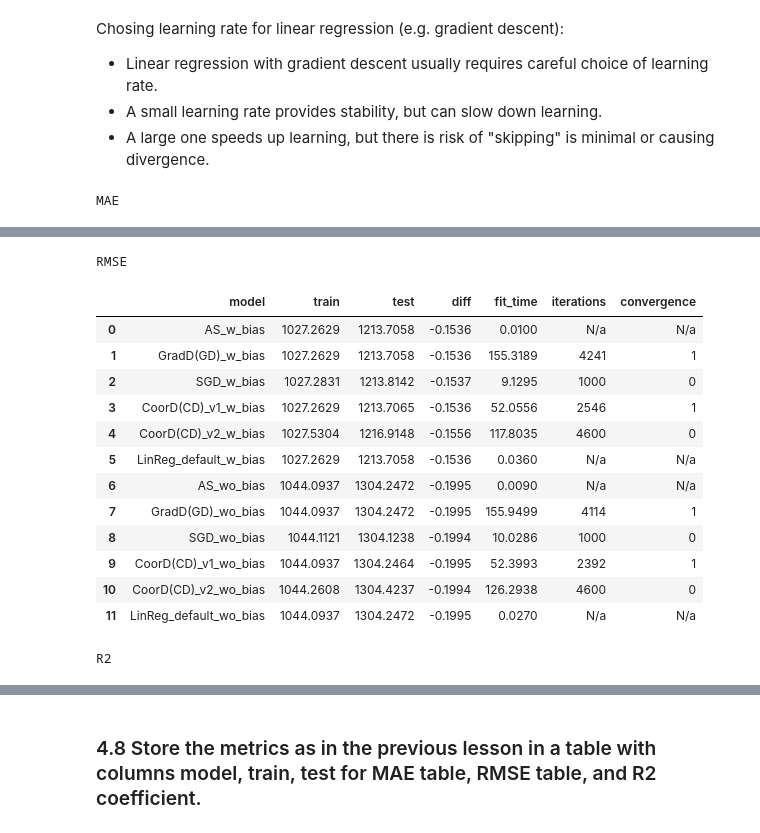
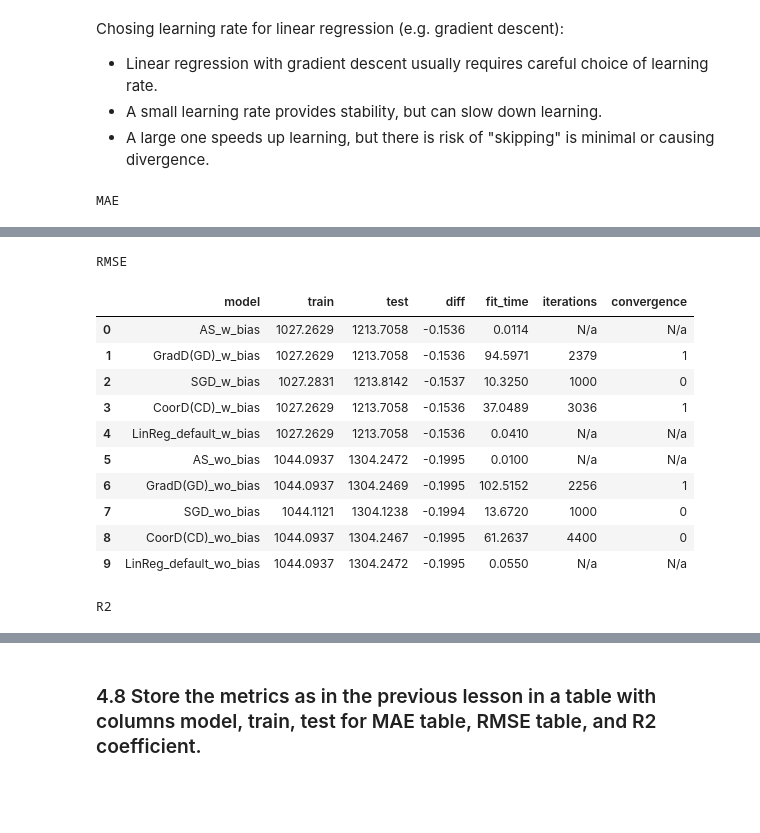
Before and after one commit to TimurOsmanov/s21, a Jupyter notebook: ML/ML2_LinReg_L1_L2/src/rental_listing_inquiries_ML2.ipynb, the cells around one changed output, grey strips where cells are left out. Drawn from its saved outputs; the diff is of its cells as text; code cells hidden in the pictures; blank space fills up the shorter version.

```diff
--- a/ML/ML2_LinReg_L1_L2/src/rental_listing_inquiries_ML2.ipynb
+++ b/ML/ML2_LinReg_L1_L2/src/rental_listing_inquiries_ML2.ipynb
@@ -296,7 +297,9 @@ class AS:
 # %%
 @dataclass
 class GD:
-    """Gradient descent (Linear regression)"""
+    """Gradient descent (Linear regression)
+    Stopping criteria in fit method - mse
+    """
 
     fit_intercept: bool = True
     learning_rate: float = 0.01
@@ -308,6 +311,7 @@ class GD:
         return X @ self.weights
 
     def descent(self, X, y):
+        # can't use self.n_samples for SGD
         n_samples = X.shape[0]
         err = self.predict(X) - y
         dw = 2 / n_samples * X.T @ err
@@ -324,27 +328,24 @@ class GD:
         X = X.copy(deep=True)
         # add ones if include intercept else 0 to exclude it
         X["bias"] = 1 if self.fit_intercept else 0
-        n_samples, n_features = X.shape
-        self.weights = np.zeros(n_features)
+        self.n_samples, self.n_features = X.shape
+        self.weights = np.zeros(self.n_features)
         weights_hist, mse_hist = [self.weights.copy()], [self.mse(X, y)]
         self.iterations, self.convergence = 0, 0
 
         while True:
             self.iterations += 1
             dw = self.descent(X, y)
-            # refresh weights
             self.refresh_weights(descent=dw)
             # w/o copy weights ptr/link will be added
             weights_hist.append(self.weights.copy())
             mse_hist.append(self.mse(X, y))
-            # using (np.abs(weights_hist[-1] - weights_hist[-2]) < self.tolerance).all()
-            # is less stable, could use mse_hist same as weight_hist
-            if np.linalg.norm(weights_hist[-1] - weights_hist[-2]) < self.tolerance:
+
+            if np.max(np.abs(mse_hist[-1] - mse_hist[-2])) < self.tolerance:
                 self.convergence = 1
                 break
 
-        self.weights_hist = weights_hist
-        self.mse_hist = mse_hist
+        self.weights_hist, self.mse_hist = weights_hist, mse_hist
         *self.coef_, self.intercept_ = self.weights
 
     def soft_threshold(self, x, threshold):
@@ -606,7 +600,7 @@ def fit_and_eval_models(models, X_train, y_train, X_test, y_test) -> dict:
 
     return lr_results
 # %%
-def output_results(results: dict) -> None:
+def output_results(results: dict, empty_rows: tuple) -> None:
     for name in results:
         out = results[name].applymap(
             lambda x: "{:.4f}".format(x) if isinstance(x, (float)) else x
@@ -619,10 +613,19 @@ def output_results(results: dict) -> None:
                     ("text-align", "center"),
                     ("font-size", "110%"),
                     ("color", "white"),
-                    ("padding", "10px"),
+                    # ("padding", "10px"),
+                    ("padding", "8px"),
                 ],
             )
         ]
+        for row_num in empty_rows:
+            styles.append(
+                {
+                    "selector": f"tbody tr:nth-child({row_num + 1})",
+                    "props": [("border-bottom", "18px solid transparent")],
+                }
+            )
+
         out = out.style.set_caption(name).set_table_styles(styles)
         display(out)
 # %% [markdown]
@@ -636,21 +639,20 @@ batch_size, epoch = 10_000, 200
 learning_rate, tolerance = 0.1, 1e-06
 
 GD_options = {"learning_rate": learning_rate, "tolerance": tolerance}
-CD_options = {**GD_options, "epoch": epoch}
-SGD_options = {**CD_options, "batch_size": batch_size}
+SGD_options = {**GD_options, "batch_size": batch_size, "epoch": epoch}
+CD_options = {"tolerance": tolerance, "epoch": epoch}
 
 models = (
     (AS(True), "AS_w_bias"),
     (GD(**GD_options, fit_intercept=True), "GradD(GD)_w_bias"),
     (SGD(**SGD_options, fit_intercept=True), "SGD_w_bias"),
-    (CoorD_v1(**CD_options, fit_intercept=True), "CoorD(CD)_v1_w_bias"),
-    (CoorD_v2(**CD_options, fit_intercept=True), "CoorD(CD)_v2_w_bias"),
+    (CoorD(**CD_options, fit_intercept=True), "CoorD(CD)_w_bias"),
     (LinearRegression(fit_intercept=True), "LinReg_default_w_bias"),
+
     (AS(False), "AS_wo_bias"),
     (GD(**GD_options, fit_intercept=False), "GradD(GD)_wo_bias"),
     (SGD(**SGD_options, fit_intercept=False), "SGD_wo_bias"),
-    (CoorD_v1(**CD_options, fit_intercept=False), "CoorD(CD)_v1_wo_bias"),
-    (CoorD_v2(**CD_options, fit_intercept=False), "CoorD(CD)_v2_wo_bias"),
+    (CoorD(**CD_options, fit_intercept=False), "CoorD(CD)_wo_bias"),
     (LinearRegression(fit_intercept=False), "LinReg_default_wo_bias"),
 )
 
@@ -662,7 +664,7 @@ lr_results = fit_and_eval_models(
     y_test=y_test,
 )
 
-output_results(lr_results)
+output_results(lr_results, [4])
 # %% [output]
 MAE
 |  | model | train | test | diff | fit_time | iterations | convergence |
@@ -681,16 +681,14 @@ MAE
 RMSE
 |  | model | train | test | diff | fit_time | iterations | convergence |
-| 0 | AS_w_bias | 1027.2629 | 1213.7058 | -0.1536 | 0.0100 | N/a | N/a |
-| 1 | GradD(GD)_w_bias | 1027.2629 | 1213.7058 | -0.1536 | 155.3189 | 4241 | 1 |
-| 2 | SGD_w_bias | 1027.2831 | 1213.8142 | -0.1537 | 9.1295 | 1000 | 0 |
-| 3 | CoorD(CD)_v1_w_bias | 1027.2629 | 1213.7065 | -0.1536 | 52.0556 | 2546 | 1 |
-| 4 | CoorD(CD)_v2_w_bias | 1027.5304 | 1216.9148 | -0.1556 | 117.8035 | 4600 | 0 |
-| 5 | LinReg_default_w_bias | 1027.2629 | 1213.7058 | -0.1536 | 0.0360 | N/a | N/a |
-| 6 | AS_wo_bias | 1044.0937 | 1304.2472 | -0.1995 | 0.0090 | N/a | N/a |
-| 7 | GradD(GD)_wo_bias | 1044.0937 | 1304.2472 | -0.1995 | 155.9499 | 4114 | 1 |
-| 8 | SGD_wo_bias | 1044.1121 | 1304.1238 | -0.1994 | 10.0286 | 1000 | 0 |
-| 9 | CoorD(CD)_v1_wo_bias | 1044.0937 | 1304.2464 | -0.1995 | 52.3993 | 2392 | 1 |
-| 10 | CoorD(CD)_v2_wo_bias | 1044.2608 | 1304.4237 | -0.1994 | 126.2938 | 4600 | 0 |
-| 11 | LinReg_default_wo_bias | 1044.0937 | 1304.2472 | -0.1995 | 0.0270 | N/a | N/a |
+| 0 | AS_w_bias | 1027.2629 | 1213.7058 | -0.1536 | 0.0114 | N/a | N/a |
+| 1 | GradD(GD)_w_bias | 1027.2629 | 1213.7058 | -0.1536 | 94.5971 | 2379 | 1 |
+| 2 | SGD_w_bias | 1027.2831 | 1213.8142 | -0.1537 | 10.3250 | 1000 | 0 |
+| 3 | CoorD(CD)_w_bias | 1027.2629 | 1213.7058 | -0.1536 | 37.0489 | 3036 | 1 |
+| 4 | LinReg_default_w_bias | 1027.2629 | 1213.7058 | -0.1536 | 0.0410 | N/a | N/a |
+| 5 | AS_wo_bias | 1044.0937 | 1304.2472 | -0.1995 | 0.0100 | N/a | N/a |
+| 6 | GradD(GD)_wo_bias | 1044.0937 | 1304.2469 | -0.1995 | 102.5152 | 2256 | 1 |
+| 7 | SGD_wo_bias | 1044.1121 | 1304.1238 | -0.1994 | 13.6720 | 1000 | 0 |
+| 8 | CoorD(CD)_wo_bias | 1044.0937 | 1304.2467 | -0.1995 | 61.2637 | 4400 | 0 |
+| 9 | LinReg_default_wo_bias | 1044.0937 | 1304.2472 | -0.1995 | 0.0550 | N/a | N/a |
 R2
 |  | model | train | test | diff | fit_time | iterations | convergence |
```
Also changed, not shown: parts of 30 cells of this notebook.
